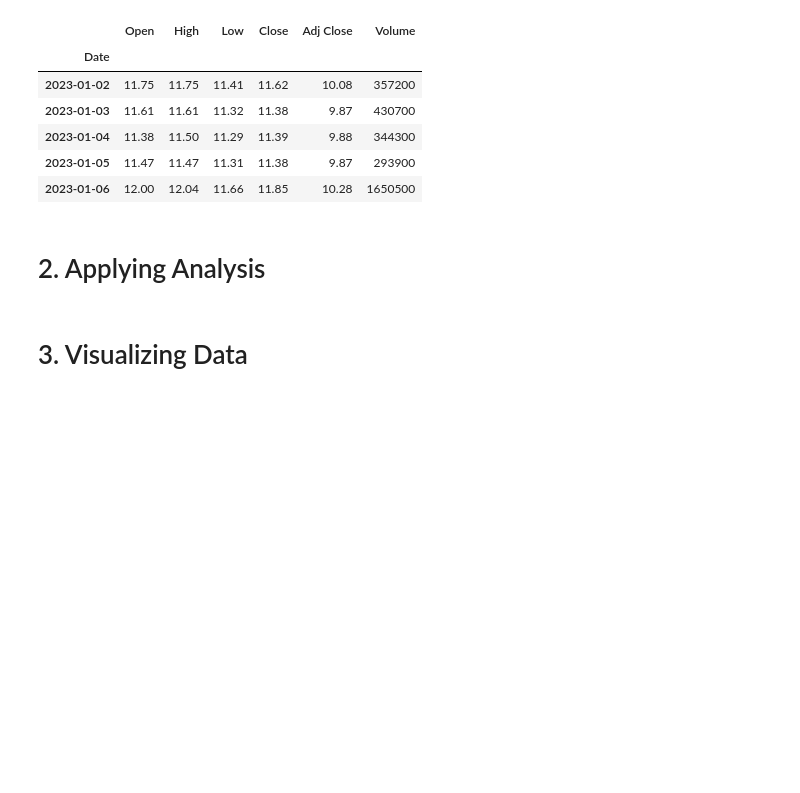
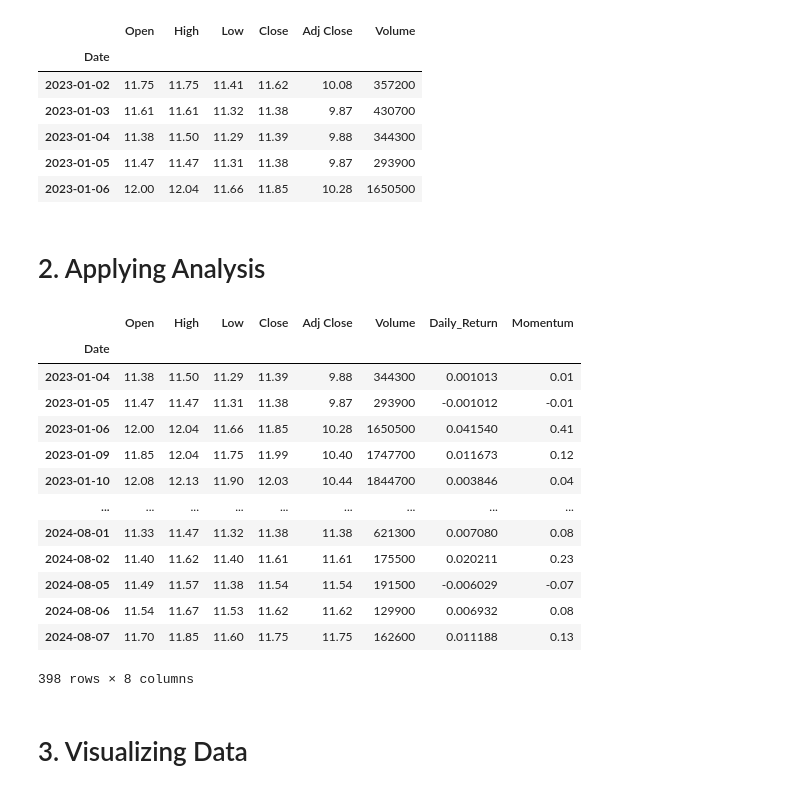
Before and after one commit to Antunes1993/finance_analysis, a Jupyter notebook: 001 - Algorithms/003_momentum_analysis.ipynb, the cells around one changed output. Drawn from its saved outputs; the diff is of its cells as text; code cells hidden in the pictures; blank space fills up the shorter version.

```diff
--- a/001 - Algorithms/003_momentum_analysis.ipynb
+++ b/001 - Algorithms/003_momentum_analysis.ipynb
@@ -32,9 +32,25 @@ data.head()
 # %%
 data['Daily_Return'] = data['Adj Close'].pct_change()
 data['Momentum'] = data['Adj Close'] - data['Adj Close'].shift(1)
 
 # Dropping NaN values
 data.dropna(inplace=True)
+data
+# %% [output]
+|  | Open | High | Low | Close | Adj Close | Volume | Daily_Return | Momentum |
+| Date |  |  |  |  |  |  |  |  |
+| 2023-01-04 | 11.38 | 11.50 | 11.29 | 11.39 | 9.88 | 344300 | 0.001013 | 0.01 |
+| 2023-01-05 | 11.47 | 11.47 | 11.31 | 11.38 | 9.87 | 293900 | -0.001012 | -0.01 |
+| 2023-01-06 | 12.00 | 12.04 | 11.66 | 11.85 | 10.28 | 1650500 | 0.041540 | 0.41 |
+| 2023-01-09 | 11.85 | 12.04 | 11.75 | 11.99 | 10.40 | 1747700 | 0.011673 | 0.12 |
+| 2023-01-10 | 12.08 | 12.13 | 11.90 | 12.03 | 10.44 | 1844700 | 0.003846 | 0.04 |
+| ... | ... | ... | ... | ... | ... | ... | ... | ... |
+| 2024-08-01 | 11.33 | 11.47 | 11.32 | 11.38 | 11.38 | 621300 | 0.007080 | 0.08 |
+| 2024-08-02 | 11.40 | 11.62 | 11.40 | 11.61 | 11.61 | 175500 | 0.020211 | 0.23 |
+| 2024-08-05 | 11.49 | 11.57 | 11.38 | 11.54 | 11.54 | 191500 | -0.006029 | -0.07 |
+| 2024-08-06 | 11.54 | 11.67 | 11.53 | 11.62 | 11.62 | 129900 | 0.006932 | 0.08 |
+| 2024-08-07 | 11.70 | 11.85 | 11.60 | 11.75 | 11.75 | 162600 | 0.011188 | 0.13 |
+398 rows × 8 columns
 # %% [markdown]
 # 3. Visualizing Data
 # %%
```
Also changed, not shown: 2 other files.
